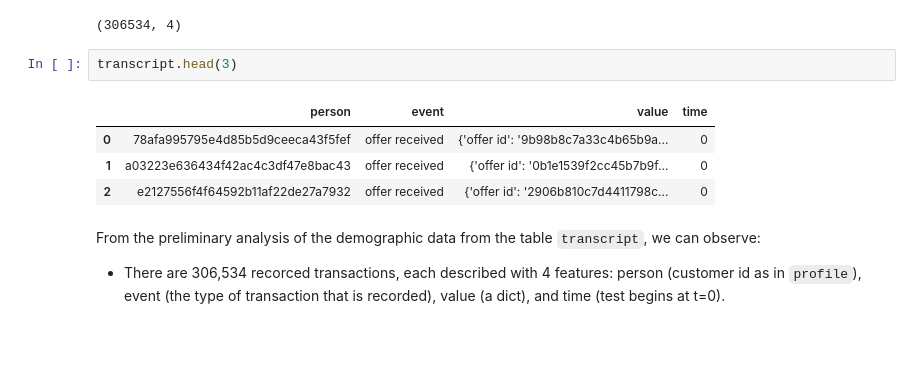
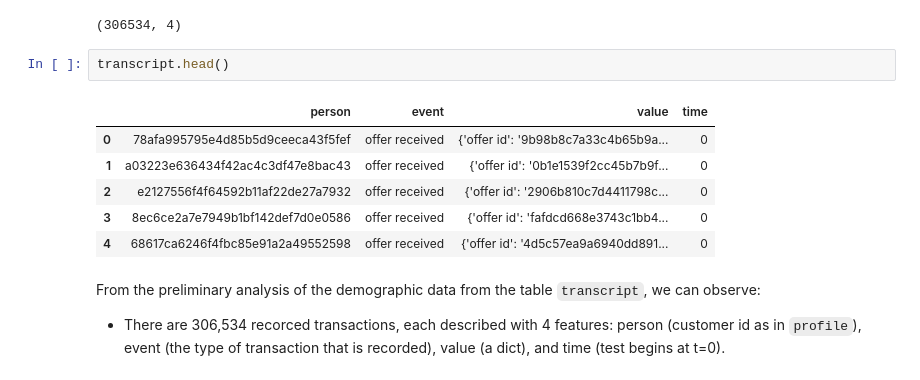
Before and after one commit to dvalps/starbucks-project, a Jupyter notebook: Starbucks_Capstone_notebook.ipynb, the cells around one changed output. Cells and saved outputs as stored; diff of their text form; blank space fills up the shorter version.

```diff
--- a/Starbucks_Capstone_notebook.ipynb
+++ b/Starbucks_Capstone_notebook.ipynb
@@ -185,12 +211,14 @@ transcript.shape
 # %% [output]
 (306534, 4)
 # %%
-transcript.head(3)
+transcript.head()
 # %% [output]
 |  | person | event | value | time |
 | 0 | 78afa995795e4d85b5d9ceeca43f5fef | offer received | {'offer id': '9b98b8c7a33c4b65b9a... | 0 |
 | 1 | a03223e636434f42ac4c3df47e8bac43 | offer received | {'offer id': '0b1e1539f2cc45b7b9f... | 0 |
 | 2 | e2127556f4f64592b11af22de27a7932 | offer received | {'offer id': '2906b810c7d4411798c... | 0 |
+| 3 | 8ec6ce2a7e7949b1bf142def7d0e0586 | offer received | {'offer id': 'fafdcd668e3743c1bb4... | 0 |
+| 4 | 68617ca6246f4fbc85e91a2a49552598 | offer received | {'offer id': '4d5c57ea9a6940dd891... | 0 |
 # %% [markdown]
 From the preliminary analysis of the demographic data from the table `transcript`, we can observe:
 
```
Also changed, not shown: parts of 37 cells of this notebook.
